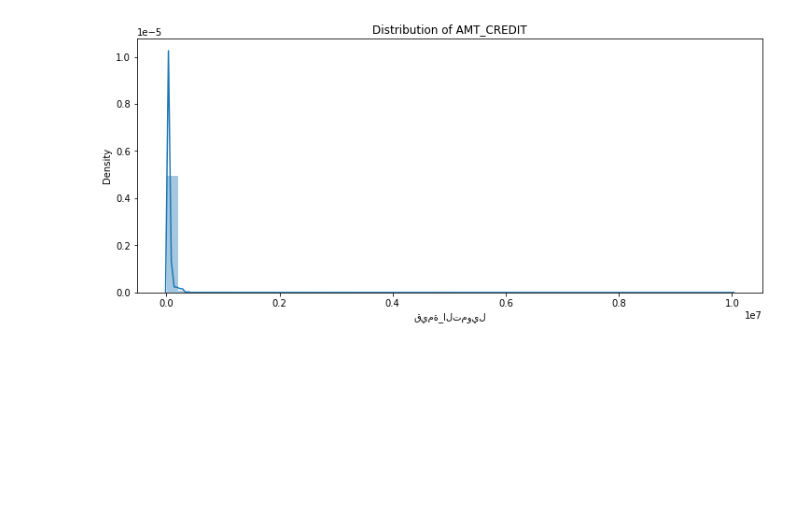
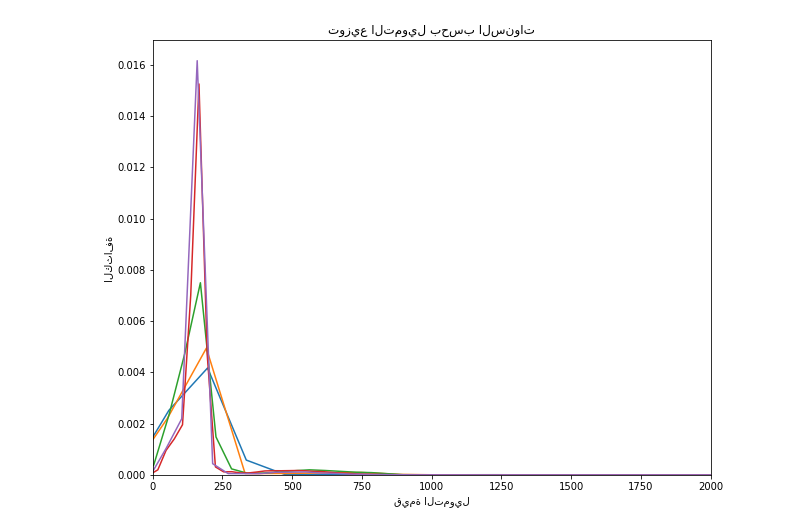
Before and after one commit to aeprogress/gov_banking_eda, a Jupyter notebook: src/lina_eda.ipynb, the cells around one changed output. Cells and saved outputs as stored; diff of their text form; code cells hidden in the pictures; blank space fills up the shorter version.

Commit message:
simple plots

```diff
--- a/src/lina_eda.ipynb
+++ b/src/lina_eda.ipynb
@@ -29,9 +29,3 @@ Columns (12) have mixed types.Specify dtype option on import or set low_memory=F
 | 2 | الأحساء | تمويل الافراد | قرض أسرة | متقاعد حكومي | 60000.0 | 1.0 | 2018/01 | ذكر | ... |
 | 3 | الأحساء | تمويل الافراد | قرض زواج | قطاع حكومي | 48000.0 | 0.0 | 2018/01 | ذكر | ... |
 | 4 | الأحساء | تمويل الاعمال | عربات البيع المتنقلة | غير معروف | 150000.0 | 1.0 | 2018/01 | ذكر | ... |
-# %%
-plt.figure(figsize=(12,5))
-plt.title("Distribution of AMT_CREDIT")
-ax = sns.distplot(data["قيمة_التمويل"])
-# %% [output]
-[figure, removed]
@@ -37,0 +38,23 @@ ax = sns.distplot(data["قيمة_التمويل"])
+# %%
+plt.figure(figsize = (10, 8))
+
+s=sns.kdeplot(data.loc[data['السنة'] == 2022, 'قيمة_التمويل'] / 365, label = '2022')
+s.set_xlim(1, 2000)
+
+s=sns.kdeplot(data.loc[data['السنة'] == 2021, 'قيمة_التمويل'] / 365, label = '2021')
+s.set_xlim(1, 2000)
+
+s=sns.kdeplot(data.loc[data['السنة'] == 2020, 'قيمة_التمويل'] / 365, label = '2020')
+s.set_xlim(1, 2000)
+
+s=sns.kdeplot(data.loc[data['السنة'] == 2019, 'قيمة_التمويل'] / 365, label = '2019')
+s.set_xlim(1, 2000)
+
+s=sns.kdeplot(data.loc[data['السنة'] == 2018, 'قيمة_التمويل'] / 365, label = '2018')
+s.set_xlim(0, 2000)
+
+
+# Labeling of plot
+plt.xlabel('قيمة التمويل'); plt.ylabel('الكثافة'); plt.title('توزيع التمويل بحسب السنوات');
+# %% [output]
+[figure, added]
```
Also changed, not shown: parts of 9 cells of this notebook.
